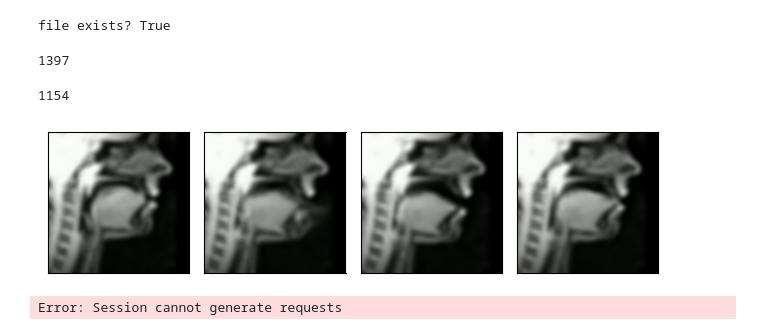
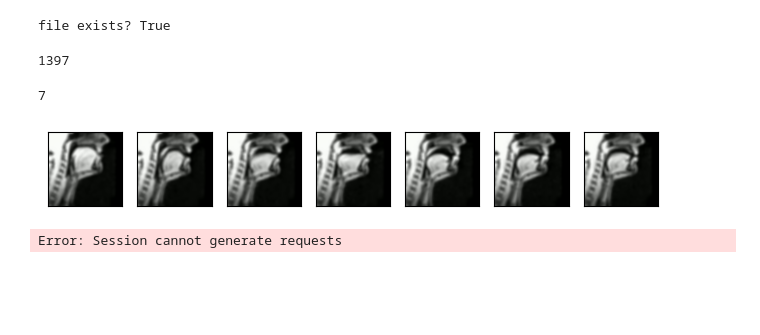
Before and after one commit to mishined/FYP, a Jupyter notebook: RAFT_for_all.ipynb, the cells around one changed output. Cells and saved outputs as stored; diff of their text form; code cells hidden in the pictures; blank space fills up the shorter version.

```diff
--- a/RAFT_for_all.ipynb
+++ b/RAFT_for_all.ipynb
@@ -20,7 +20,7 @@ import torchvision.transforms.functional as F
 from raft_functions import *
 
 
-plt.rcParams["savefig.bbox"] = "tight"
+# plt.rcParams["savefig.bbox"] = "tight"
 
 
 def plot(imgs, **imshow_kwargs):
@@ -132,8 +132,8 @@ import os
 # path = "C:/Users/Misha/OneDrive - University of Sussex/FYP/Participants/notext/Participant_12_no_labels/Processed_data/Video/Subject_12_03.mp4"
 
 #SEMI WORKING
-path = "C:/Users/Misha/OneDrive - University of Sussex/FYP/Participants/VIDEOS_ALL/segment_A Taal)dcmekf.mp4"
-# path = "/Users/men22/OneDrive - University of Sussex/FYP/Participants/VIDEOS_ALL/segment_ad Laat #)ebsoht.mp4"
+# path = "C:/Users/Misha/OneDrive - University of Sussex/FYP/Participants/VIDEOS_ALL/segment_A Taal)dcmekf.mp4"
+path = "/Users/men22/OneDrive - University of Sussex/FYP/Participants/VIDEOS_ALL/segment_A Taal)dcmekf.mp4"
 
 print("file exists?", os.path.exists(path))
 # %% [output]
@@ -157,11 +157,11 @@ img1_batch, img2_batch = load_image_batches(path, 1, 24)
 # %%
 len(img1_batch)
 # %% [output]
-1154
+7
 # %%
-plot(img1_batch[0])
+plot(img1_batch)
 # %% [output]
-[figure, old version]
+[figure, new version]
 # %%
 
 from torchvision.models.optical_flow import Raft_Large_Weights
```
Also changed, not shown: 4 other files.
